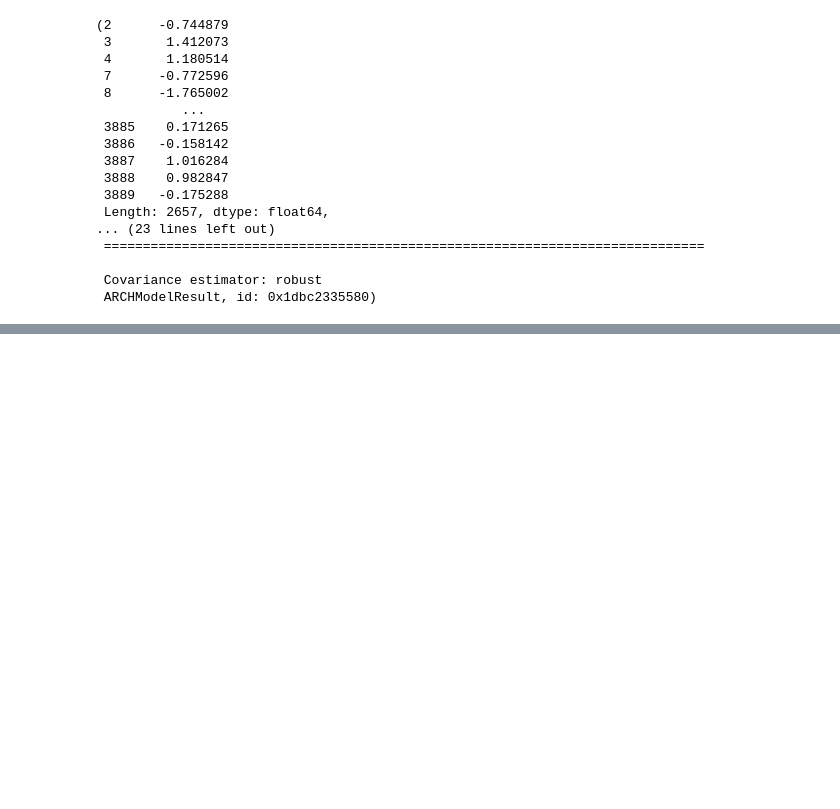
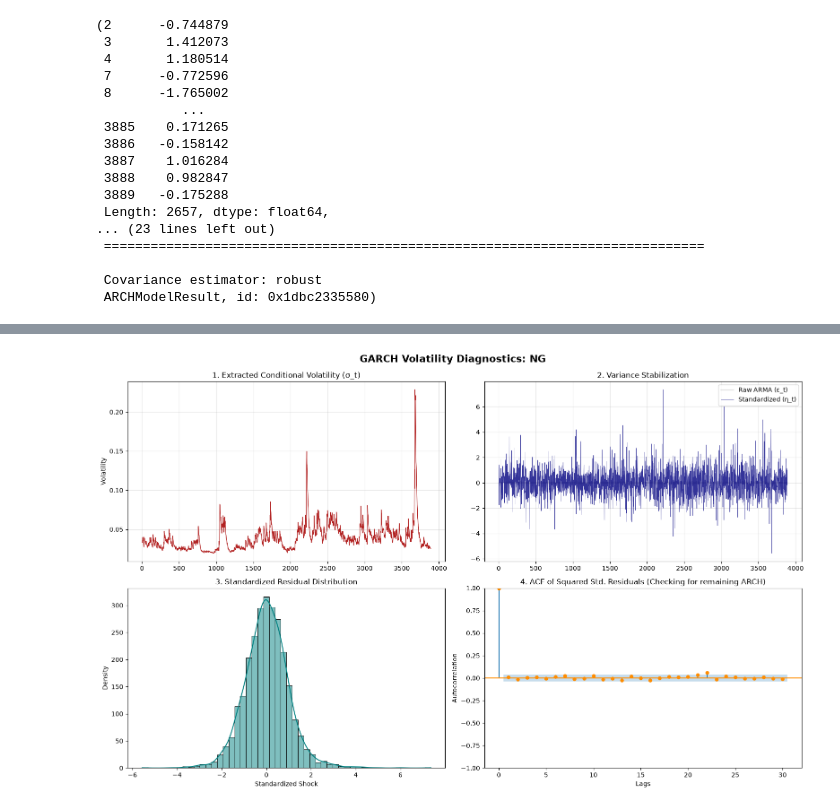
Before and after one commit to IanJ1998/Ian, a Jupyter notebook: CommodityProject/SystemicRiskCopulaProject/Modelling/Modelling_Phase1.ipynb, the cells around one changed output, grey strips where cells are left out. Cells and saved outputs as stored; diff of their text form; code cells hidden in the pictures; blank space fills up the shorter version.

Commit message:
Adding GARCH / GJR GARCH modelling + Plotting the residuals, conditional vol, variance stabilization

```diff
--- a/CommodityProject/SystemicRiskCopulaProject/Modelling/Modelling_Phase1.ipynb
+++ b/CommodityProject/SystemicRiskCopulaProject/Modelling/Modelling_Phase1.ipynb
@@ -501,11 +501,11 @@ def select_best_volatility_model(clean_residuals, commodity_name=""):
 
     # 1. Fit Standard GARCH(1,1)
     garch = arch_model(clean_residuals, mean="Zero", vol="GARCH", p=1, o=0, q=1, dist="skewt", rescale = False)
-    res_garch = garch.fit(disp="final")
+    res_garch = garch.fit(disp="off")
 
     # 2. Fit GJR-GARCH(1,1,1)
     gjr = arch_model(clean_residuals, mean="Zero", vol="GARCH", p=1, o=1, q=1, dist="skewt", rescale = False)
-    res_gjr = gjr.fit(disp="final")
+    res_gjr = gjr.fit(disp="off")
 
     # 3. Extract Metrics for GARCH
     bic_garch = res_garch.bic
@@ -556,5 +556,6 @@ def select_best_volatility_model(clean_residuals, commodity_name=""):
     # Return the standardized residuals (eta_t) for the copula, and the fitted model object
     cond_vol = best_res.conditional_volatility
     standardized_residuals = clean_residuals / cond_vol
-
-    return standardized_residuals, best_res
+    #print(f'conditional vols = {cond_vol}')
+    #print(f'standarized residual = {standardized_residuals}')
+    return standardized_residuals, best_res, cond_vol
@@ -597,0 +562,9 @@ Conclusion for NG:
+# %%
+arch_dict = dict()
+for _name, _val in arma_dict.items():
+    std_resid, best_resid, cond_vol = select_best_volatility_model(_val[2], _name)
+    arch_dict[_name] = {
+        "std_resid" : std_resid,
+        "best_resid" : best_resid,
+        "cond_vol" : cond_vol
+    }
@@ -597,0 +698,5 @@ Conclusion for NG:
+# %%
+raw_res = arma_dict.get("NG")[2]
+visualize_garch_diagnostics(arch_dict, "NG", raw_res)
+# %% [output]
+[figure, added]
```
Also changed, not shown: parts of 10 cells of this notebook.
